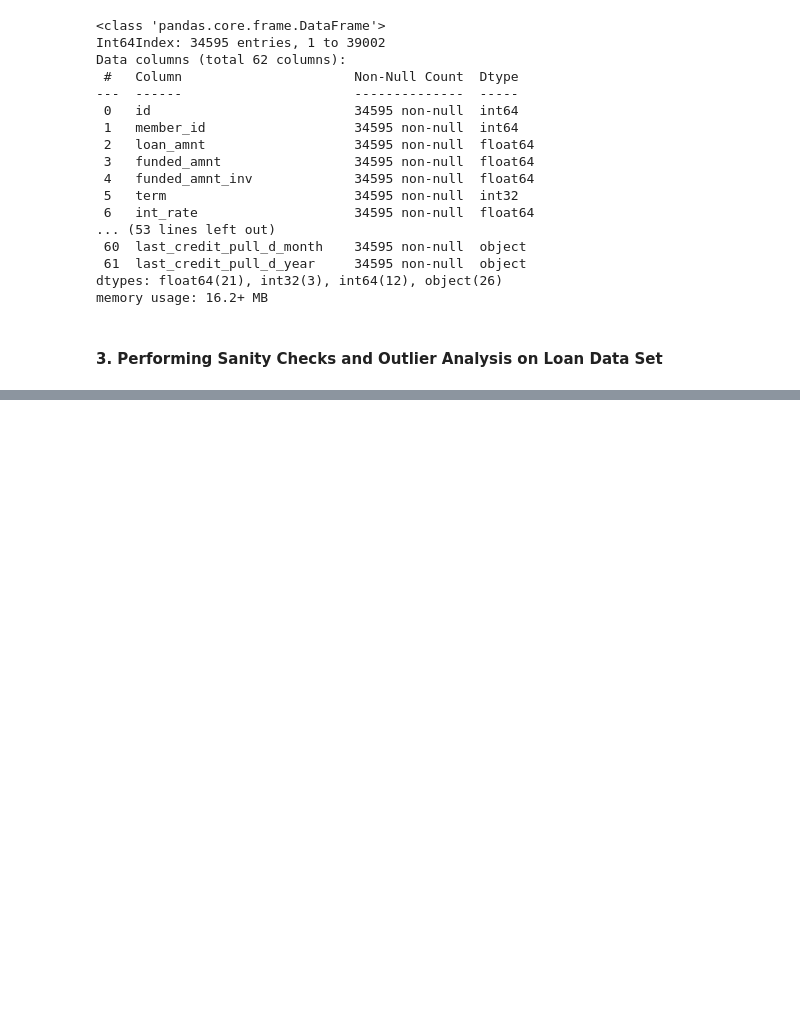
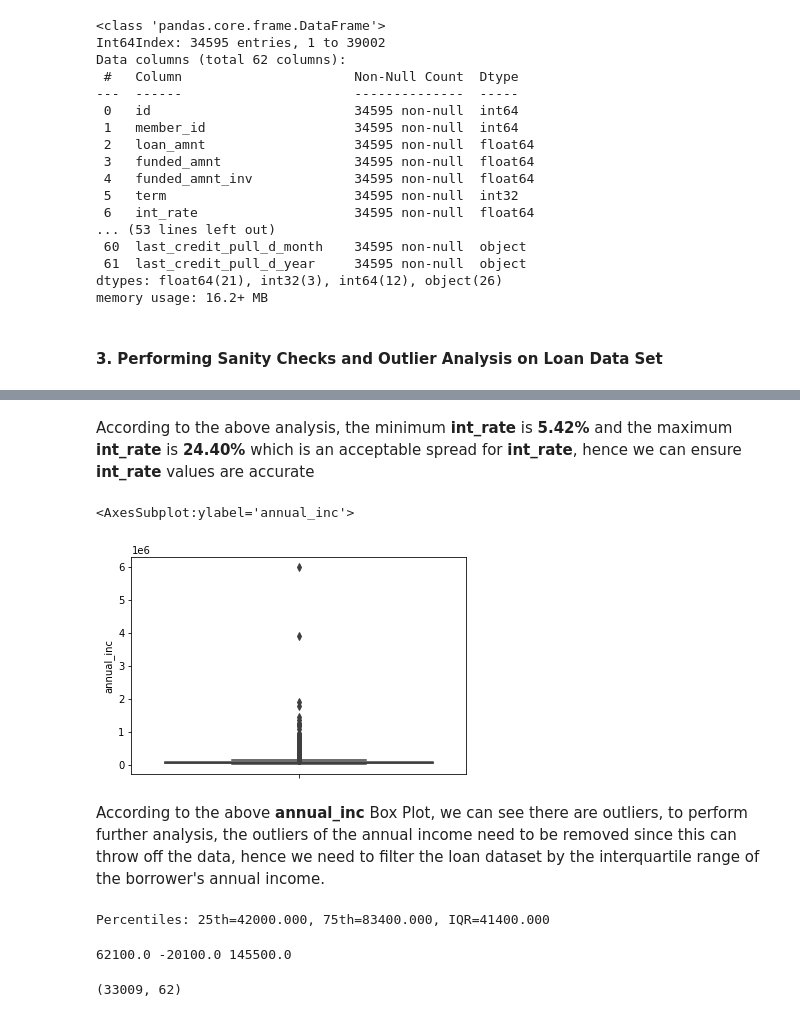
Before and after one commit to edwinttmm/LendingClubCaseStudy, a Jupyter notebook: LendingClubCaseStudySolution.ipynb, the cells around one changed output, grey strips where cells are left out. Saved outputs shown, nothing was run; the diff lists cells and outputs as text; code cells hidden in the pictures; blank space fills up the shorter version.

Commit message:
Added univariate analysis

```diff
--- a/LendingClubCaseStudySolution.ipynb
+++ b/LendingClubCaseStudySolution.ipynb
@@ -391,0 +389,24 @@ __As per the above vital sanity checks, we can ensure that the loan data set is
+# %% [markdown]
+According to the above analysis, the minimum  __int_rate__ is __5.42%__ and the maximum __int_rate__ is __24.40%__ which is an acceptable spread for __int_rate__, hence we can ensure __int_rate__ values are accurate
+# %%
+# analyzing the annual_inc values
+sns.boxplot(y=loan_data.annual_inc)
+# %% [output]
+<AxesSubplot:ylabel='annual_inc'>
+[figure, added]
+# %% [markdown]
+According to the above __annual_inc__ Box Plot, we can see there are outliers, to perform further analysis, the outliers of the annual income need to be removed since this can throw off the data, hence we need to filter the loan dataset by the interquartile range of the borrower's annual income.
+# %%
+# calculate annual_inc interquartile range
+q25, q75 = percentile(loan_data['annual_inc'], 25), percentile(loan_data['annual_inc'], 75)
+iqr = q75 - q25
+print('Percentiles: 25th=%.3f, 75th=%.3f, IQR=%.3f' % (q25, q75, iqr))
+# %% [output]
+Percentiles: 25th=42000.000, 75th=83400.000, IQR=41400.000
+# %%
+#find out the outlier cutoff of annual_inc
+cutoff = iqr * 1.5
+lowerc, upperc = q25 - cutoff, q75 + cutoff
+print (cutoff,lowerc,upperc)
+# %% [output]
+62100.0 -20100.0 145500.0
@@ -391,0 +416,5 @@ __As per the above vital sanity checks, we can ensure that the loan data set is
+# %%
+# getting the current shape of the loan data set
+loan_data.shape
+# %% [output]
+(33009, 62)
```
Also changed, not shown: parts of 34 cells of this notebook.
